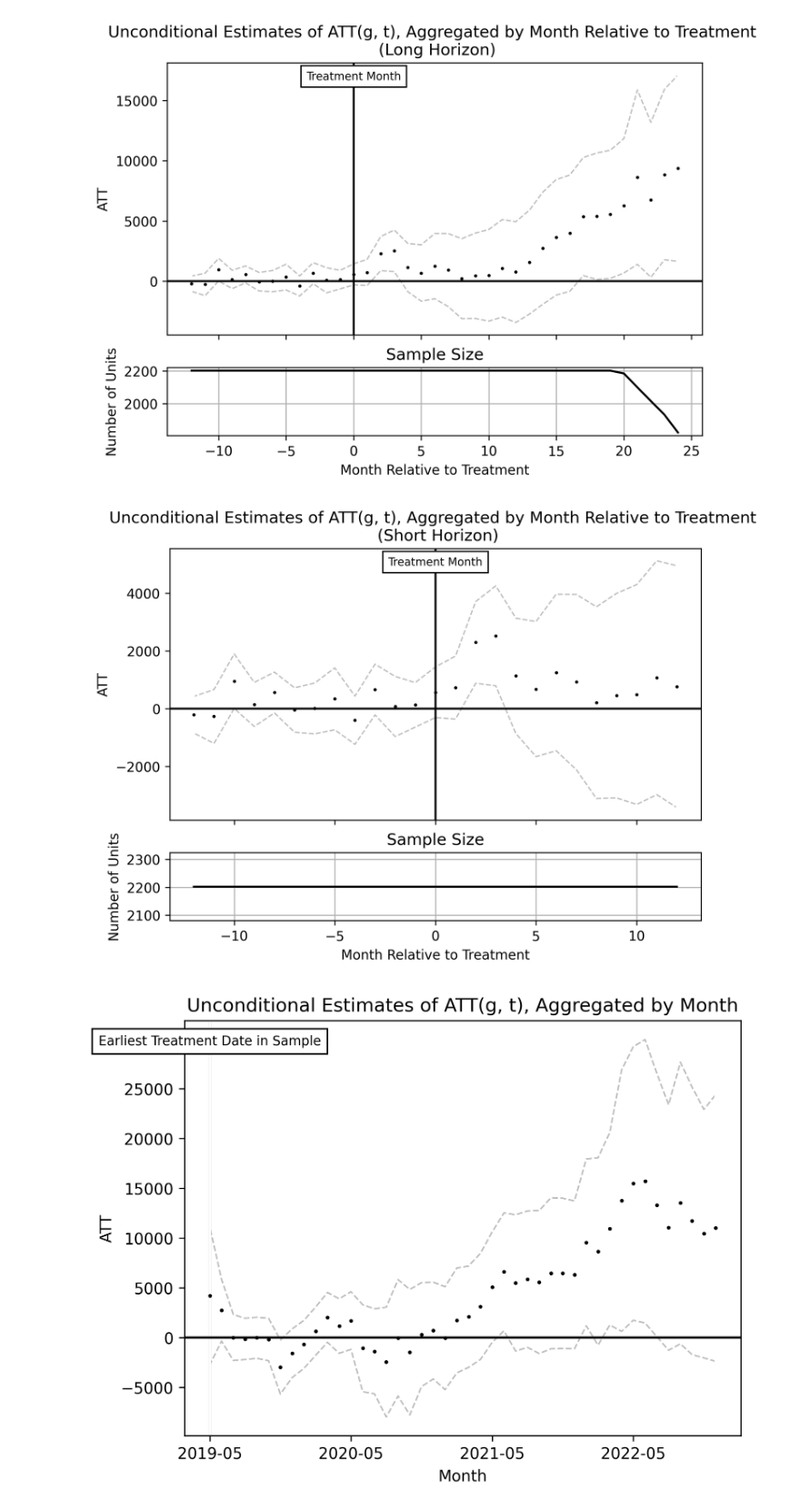
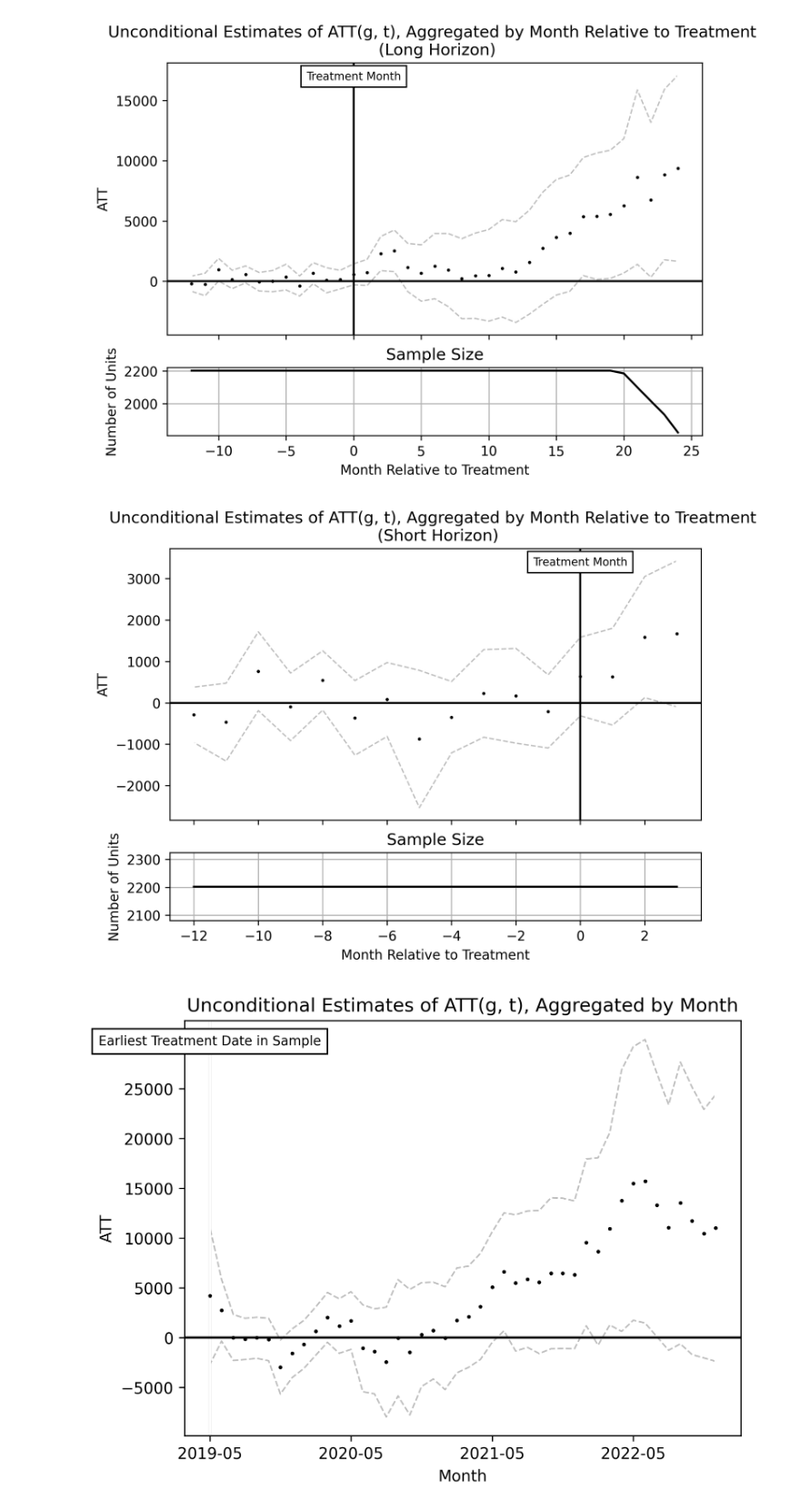
Before and after one commit to arjun-shanmugam/seniorthesis, a Jupyter notebook: src/02_analysis/02_DiD_property_estimates.ipynb, the cells around one changed output. Shown at 91% size. Cells and saved outputs as stored; diff of their text form; code cells hidden in the pictures.

```diff
--- a/src/02_analysis/02_DiD_property_estimates.ipynb
+++ b/src/02_analysis/02_DiD_property_estimates.ipynb
@@ -314,11 +338,11 @@ aggregate_by_event_time_and_plot(att_gt, OUTPUT_FIGURES, "att_gt_unconditional_e
 # %%
 # Plot unconditional ATT(t-g)s on a short horizon.
 aggregate_by_event_time_and_plot(att_gt, OUTPUT_FIGURES, "att_gt_unconditional_event_study_short_horizon.png",
-                                 start_period=-12, end_period=12,
+                                 start_period=-12, end_period=3,
                                  title="Unconditional Estimates of ATT(g, t), Aggregated by Month Relative to Treatment \n (Short Horizon)",
                                  treatment_month_variable=treatment_month_variable, df=df)
 # %% [output]
-[figure, old version]
+[figure, new version]
 # %%
 # Plot unconditional ATT(t)s.
 aggregate_by_time_and_plot(att_gt, int_to_month_dictionary, OUTPUT_FIGURES, "att_gt_unconditional_time.png",
```
Also changed, not shown: parts of 6 cells of this notebook, 7 other files.
